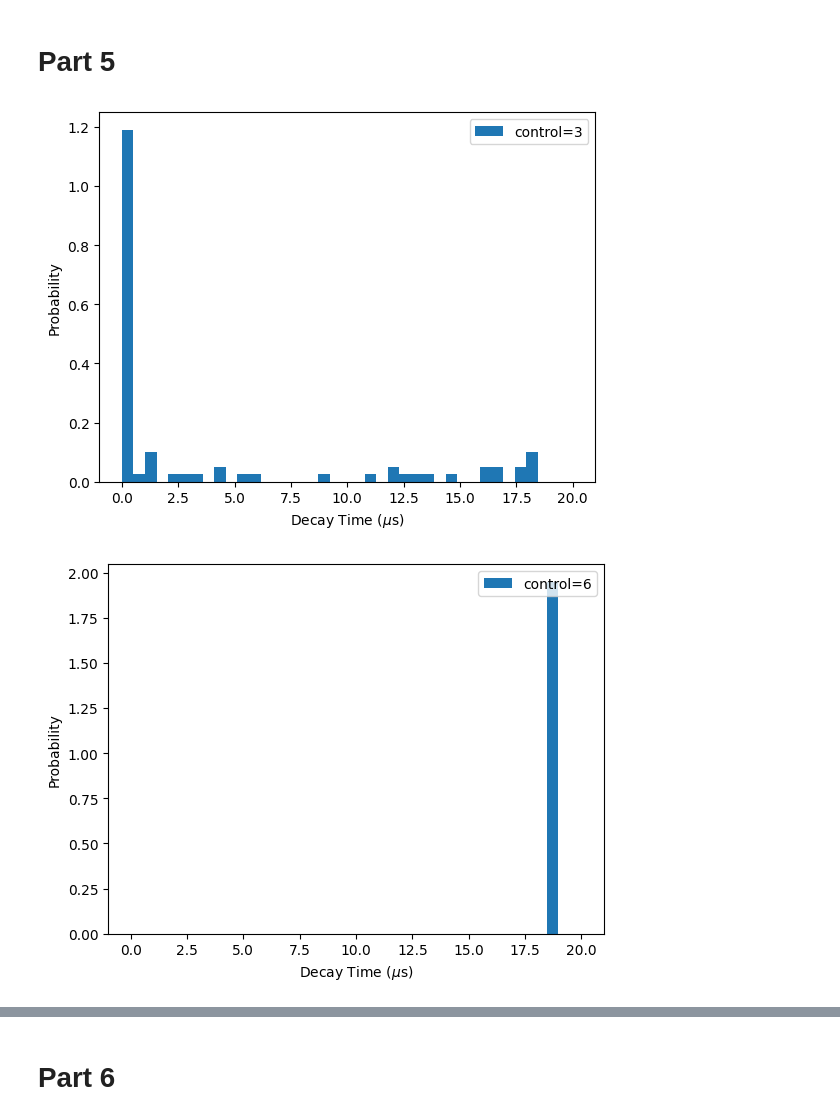
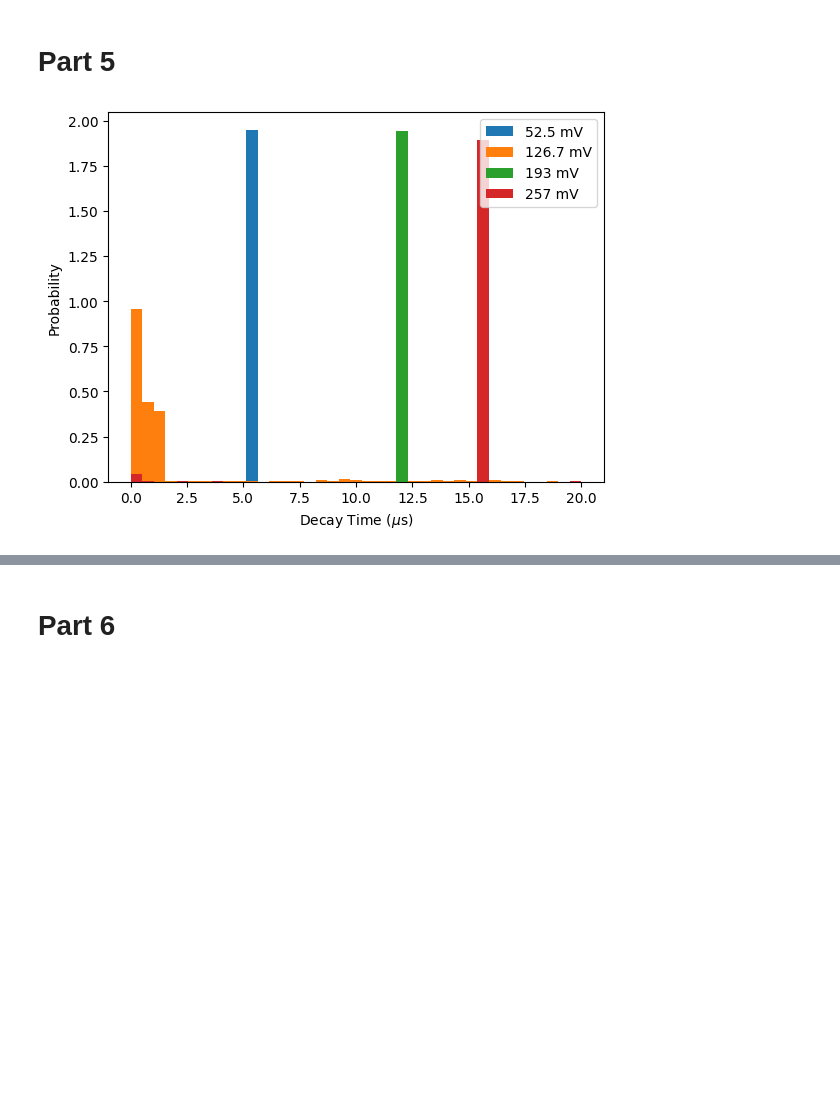
Before and after one commit to youssefgaballa/MuonNotebooks, a Jupyter notebook: muonp4-6.ipynb, the cells around one changed output, grey strips where cells are left out. Drawn from its saved outputs; the diff is of its cells as text; code cells hidden in the pictures; blank space fills up the shorter version.

```diff
--- a/muonp4-6.ipynb
+++ b/muonp4-6.ipynb
@@ -137,46 +137,43 @@ show()
 # %%
 control = [1,2,3,4,5,6,7,8,9,10]
 scopeVoltages = [0, 47.8,125.1, 189.5,257,318,381,435,494,543] # mV
 
-udecayt3 =loadtxt('C=3.data',delimiter=' ',usecols=(0),skiprows=0,unpack=True)
-udecayt5 =loadtxt('C=6.data',delimiter=' ',usecols=(0),skiprows=0,unpack=True)
-udecayt9 =loadtxt('c=9.data',delimiter=' ',usecols=(0),skiprows=0,unpack=True)
+udecayt3 =loadtxt('C=2.data',delimiter=' ',usecols=(0),skiprows=0,unpack=True)
+udecayt5 =loadtxt('C=3.data',delimiter=' ',usecols=(0),skiprows=0,unpack=True)
+udecayt9 =loadtxt('c=4.data',delimiter=' ',usecols=(0),skiprows=0,unpack=True)
+udecayt9 =loadtxt('c=5.data',delimiter=' ',usecols=(0),skiprows=0,unpack=True)
 
+decayt2 = []
 decayt3 = []
-decayt6 = []
-decayt9 = []
+decayt4 = []
+decayt4 = []
+
+
+for i in range(0, len(udecayt2), 1):
+    if (udecayt2[i] < 20000):
+        decayt2.append(udecayt2[i]/1000)
 
 for i in range(0, len(udecayt3), 1):
     if (udecayt3[i] < 20000):
         decayt3.append(udecayt3[i]/1000)
 
-for i in range(0, len(udecayt6), 1):
-    if (udecayt6[i] < 20000):
-        decayt6.append(udecayt6[i]/1000)
+for i in range(0, len(udecayt4), 1):
+    if (udecayt4[i] < 20000):
+        decayt4.append(udecayt4[i]/1000)
 
-for i in range(0, len(udecayt9), 1):
-    if (udecayt9[i] < 20000):
-        decayt9.append(udecayt9[i]/1000)
+for i in range(0, len(udecayt5), 1):
+    if (udecayt5[i] < 20000):
+        decayt5.append(udecayt5[i]/1000)
 
 
-plt.hist(decayt3, bins,density = True, label='control=3')
-#plt.hist(decayt5, bins,density = True, label='5')
-#plt.hist(decayt9, bins,density = True, label='9')
+
+plt.hist(decayt2, bins,density = True, label='52.5 mV')
+plt.hist(decayt3, bins,density = True, label='126.7 mV')
+plt.hist(decayt4, bins,density = True, label='193 mV')
+plt.hist(decayt5, bins,density = True, label='257 mV')
 xlabel(r'Decay Time ($\mu$s)')
 ylabel(r'Probability')
 legend(loc='upper right')
 show()
-plt.hist(decayt6, bins,density = True, label='control=6')
-xlabel(r'Decay Time ($\mu$s)')
-ylabel(r'Probability')
-legend(loc='upper right')
-show()
-
-plt.hist(decayt9, bins,density = True, label='control=9')
-xlabel(r'Decay Time ($\mu$s)')
-ylabel(r'Probability')
-legend(loc='upper right')
-show()
 # %% [output]
-[figure, old version]
+[figure, new version]
-[figure, removed]
```
Also changed, not shown: parts of 1 cell of this notebook.
